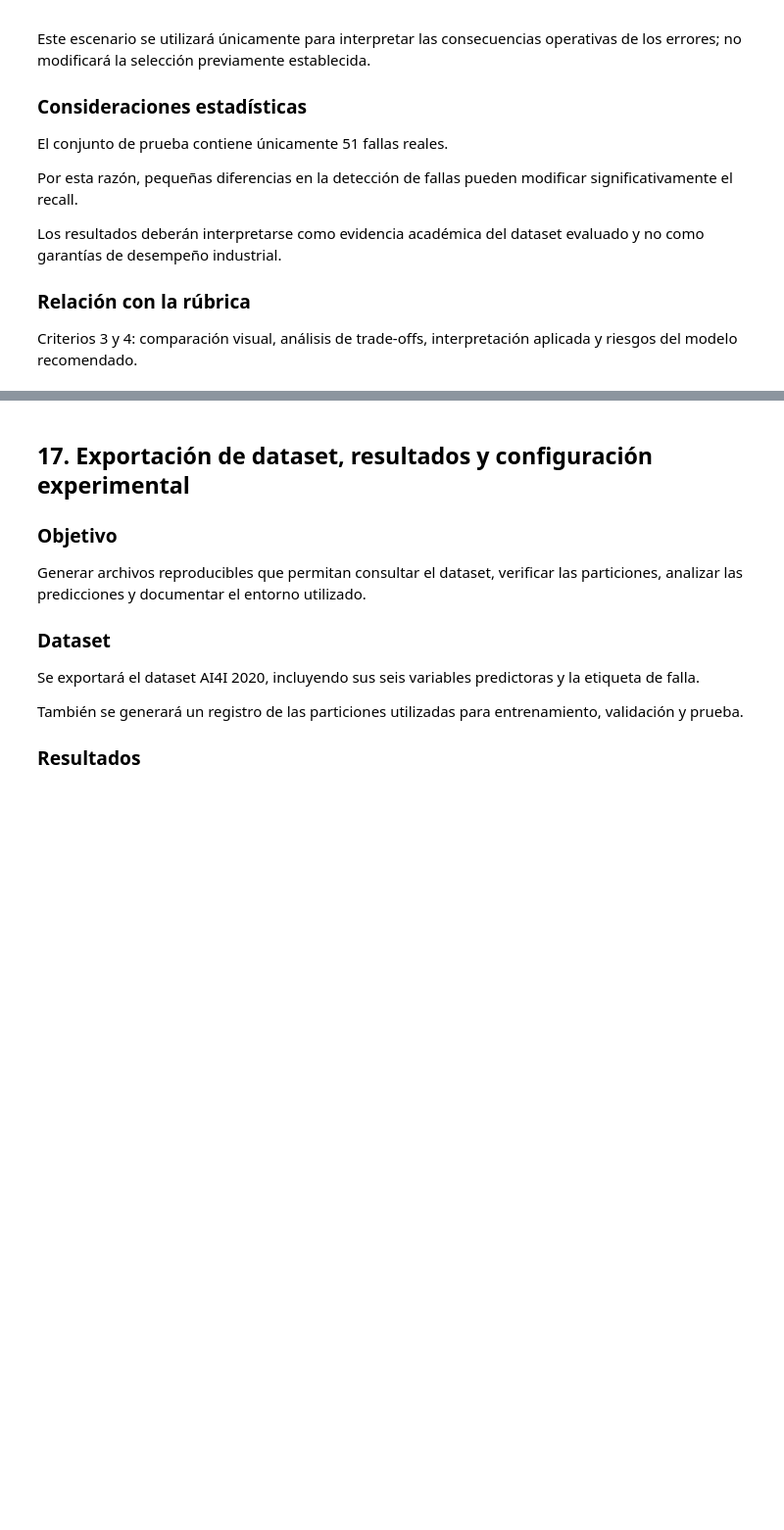
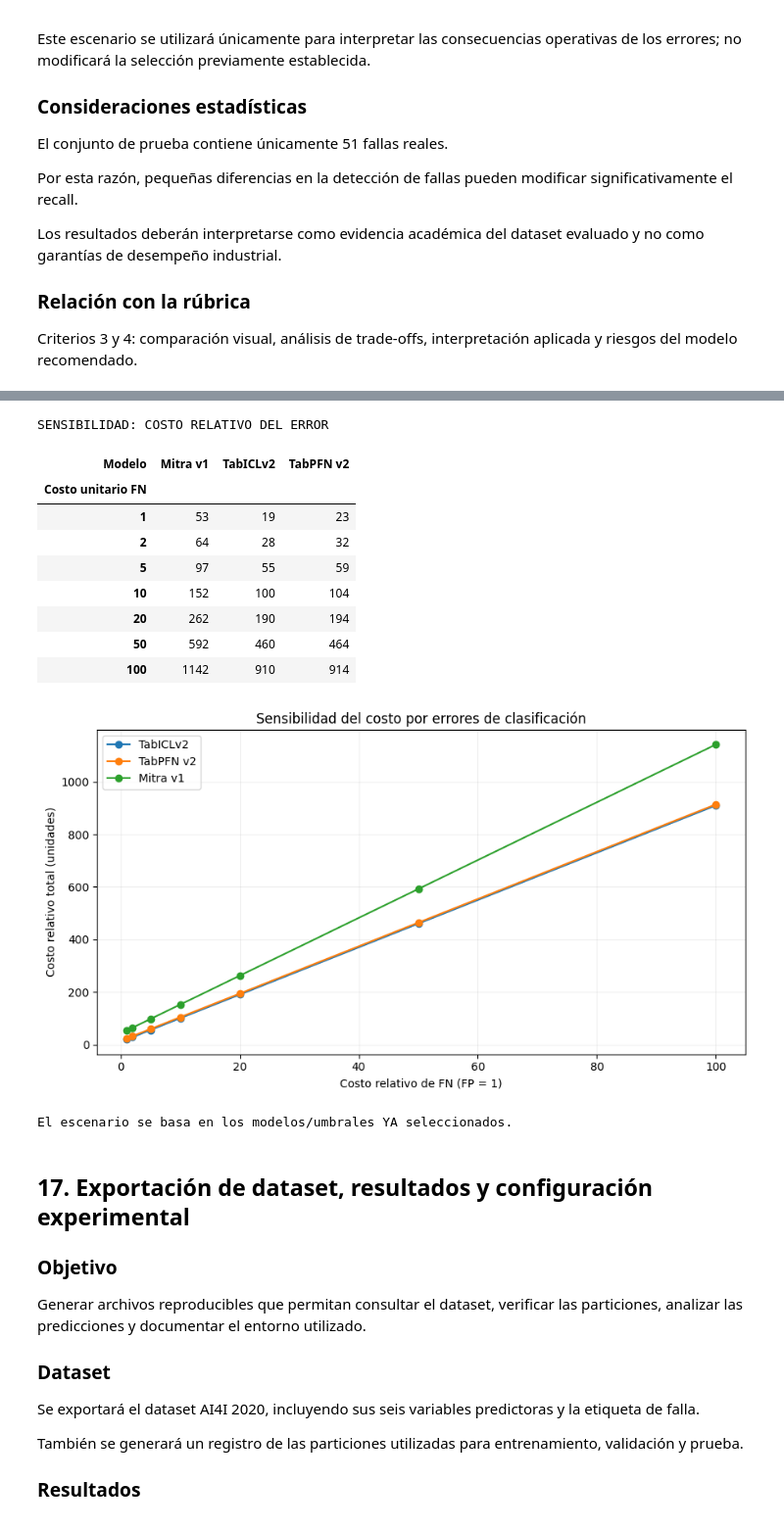
Before and after one commit to isaaccg88/PredictiveMaintenance-AI-Activity4, a Jupyter notebook: notebooks/PredictiveMaintenance_Actividad4.ipynb, the cells around one changed output, grey strips where cells are left out. Shown at 98% size. Cells and saved outputs as stored; diff of their text form; code cells hidden in the pictures; blank space fills up the shorter version.

```diff
--- a/notebooks/PredictiveMaintenance_Actividad4.ipynb
+++ b/notebooks/PredictiveMaintenance_Actividad4.ipynb
@@ -2554,3 +2686,48 @@ Se mantiene la selección previamente establecida.
+# %%
+# BLOQUE 16.2 - SENSIBILIDAD ECONÓMICA SIN DATOS FINANCIEROS INVENTADOS
+from itertools import product
+RATIOS = [1,2,5,10,20,50,100]
+filas_costos = []
+for ratio in RATIOS:
+    for _,r in resultados_test.iterrows():
+        filas_costos.append({
+            "Modelo":r["Modelo"],"Costo unitario FP":1,
+            "Costo unitario FN":ratio,
+            "FP":int(r["FP"]),"FN":int(r["FN"]),
+            "Costo relativo total":int(r["FP"])+ratio*int(r["FN"]),
+            "Nota":"Escenario ilustrativo; no valores monetarios"
+        })
+sensibilidad_costos = pd.DataFrame(filas_costos)
+print("SENSIBILIDAD: COSTO RELATIVO DEL ERROR")
+display(sensibilidad_costos.pivot(
+    index="Costo unitario FN",columns="Modelo",values="Costo relativo total"
+))
+fig,ax=plt.subplots(figsize=(9,5))
+for m in MODELOS:
+    sub=sensibilidad_costos[sensibilidad_costos["Modelo"]==m]
+    ax.plot(sub["Costo unitario FN"],sub["Costo relativo total"],
+            marker="o",label=m)
+ax.set_xlabel("Costo relativo de FN (FP = 1)")
+ax.set_ylabel("Costo relativo total (unidades)")
+ax.set_title("Sensibilidad del costo por errores de clasificación")
+ax.grid(alpha=.2);ax.legend()
+plt.tight_layout()
+plt.savefig(FIG_DIR/"11_costo_sensibilidad.svg")
+plt.show()
+print("El escenario se basa en los modelos/umbrales YA seleccionados.")
+# %% [output]
+SENSIBILIDAD: COSTO RELATIVO DEL ERROR
+| Modelo | Mitra v1 | TabICLv2 | TabPFN v2 |
+| Costo unitario FN |  |  |  |
+| 1 | 53 | 19 | 23 |
+| 2 | 64 | 28 | 32 |
+| 5 | 97 | 55 | 59 |
+| 10 | 152 | 100 | 104 |
+| 20 | 262 | 190 | 194 |
+| 50 | 592 | 460 | 464 |
+| 100 | 1142 | 910 | 914 |
+[figure, added]
+El escenario se basa en los modelos/umbrales YA seleccionados.
 # %% [markdown]
 ## 17. Exportación de dataset, resultados y configuración experimental
 
```
Also changed, not shown: parts of 20 cells of this notebook, 18 other files.
